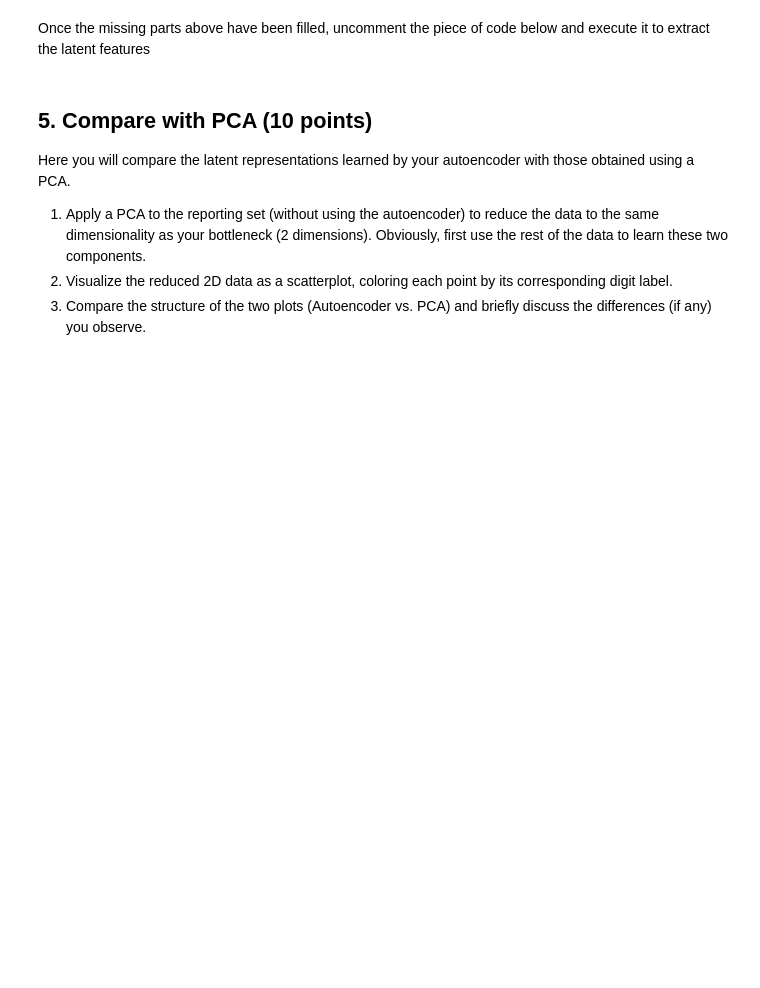
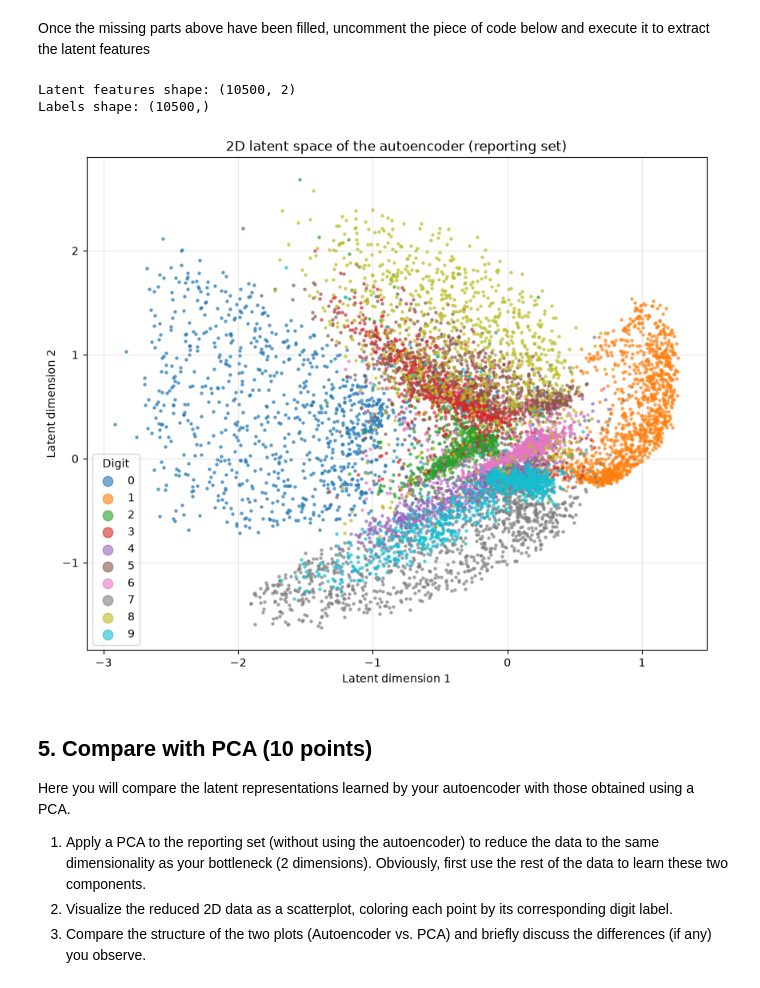
Before and after one commit to Ryanmh1024/machine_learning_lab01, a Jupyter notebook: JD-06-autoencoders.ipynb, the cells around one changed output. Drawn from its saved outputs; the diff is of its cells as text; code cells hidden in the pictures; blank space fills up the shorter version.

Commit message:
Did part 3 and 4 all thats left is part 5 and reflection.

```diff
--- a/JD-06-autoencoders.ipynb
+++ b/JD-06-autoencoders.ipynb
@@ -282,15 +342,22 @@ Here you will explore the latent representations learned by your autoencoder.
    Apply this function to the reporting set using the provided code. This should give you the transformed reporting set with the dimensions of the bottleneck (2).
 2. Plot the reduced 2D data as a scatterplot, coloring each point by its corresponding digit label.
 # %%
+import numpy as np  # needed for np.concatenate below
+
 def extract_latent_features(model, dataloader):
-    model.eval()
+    model.eval()  # turn off dropout and use stored batch norm statistics
     latents = []
     labels = []
 
     with torch.no_grad():
         for X_batch, y_batch in dataloader:
 
-            encoded = None  # TODO: Apply the encoder part of the model to get the latent features
+            # Our Autoencoder has no single 'encoder' attribute; its encoder layers live in
+            # 'encoder_list' (an nn.ModuleList). So we pass the batch through each encoder
+            # layer in order, stopping at the 2-unit bottleneck (we skip the decoder).
+            encoded = X_batch
+            for layer in model.encoder_list:
+                encoded = layer(encoded)
             latents.append(encoded.numpy())
             labels.append(y_batch.numpy())
 
@@ -301,9 +368,40 @@ def extract_latent_features(model, dataloader):
 # %% [markdown]
 Once the missing parts above have been filled, uncomment the piece of code below and execute it to extract the latent features
 # %%
-# latents_autoencoder, labels = extract_latent_features(model, reporting_loader)
+latents_autoencoder, labels = extract_latent_features(model, reporting_loader)
 # %%
-# USE AS MANY CELLS AS NEEDED FOR THE REST OF THE CODE
+import matplotlib.pyplot as plt
+
+# Check the shape: should be (number of reporting images, 2)
+print("Latent features shape:", latents_autoencoder.shape)
+print("Labels shape:", labels.shape)
+
+labels = labels.astype(int)  # make sure labels are integers 0-9
+
+plt.figure(figsize=(10, 8))
+
+# Plot each digit separately so it gets its own color and legend entry
+for digit in range(10):
+    mask = labels == digit
+    plt.scatter(
+        latents_autoencoder[mask, 0],
+        latents_autoencoder[mask, 1],
+        s=5,
+        alpha=0.6,
+        color=plt.cm.tab10(digit),
+        label=str(digit)
+    )
+
+plt.xlabel("Latent dimension 1")
+plt.ylabel("Latent dimension 2")
+plt.title("2D latent space of the autoencoder (reporting set)")
+plt.legend(title="Digit", markerscale=4)
+plt.grid(alpha=0.3)
+plt.show()
+# %% [output]
+Latent features shape: (10500, 2)
+Labels shape: (10500,)
+[figure, added]
 # %% [markdown]
 ## 5. Compare with PCA (10 points)
 
```
Also changed, not shown: parts of 7 cells of this notebook.
